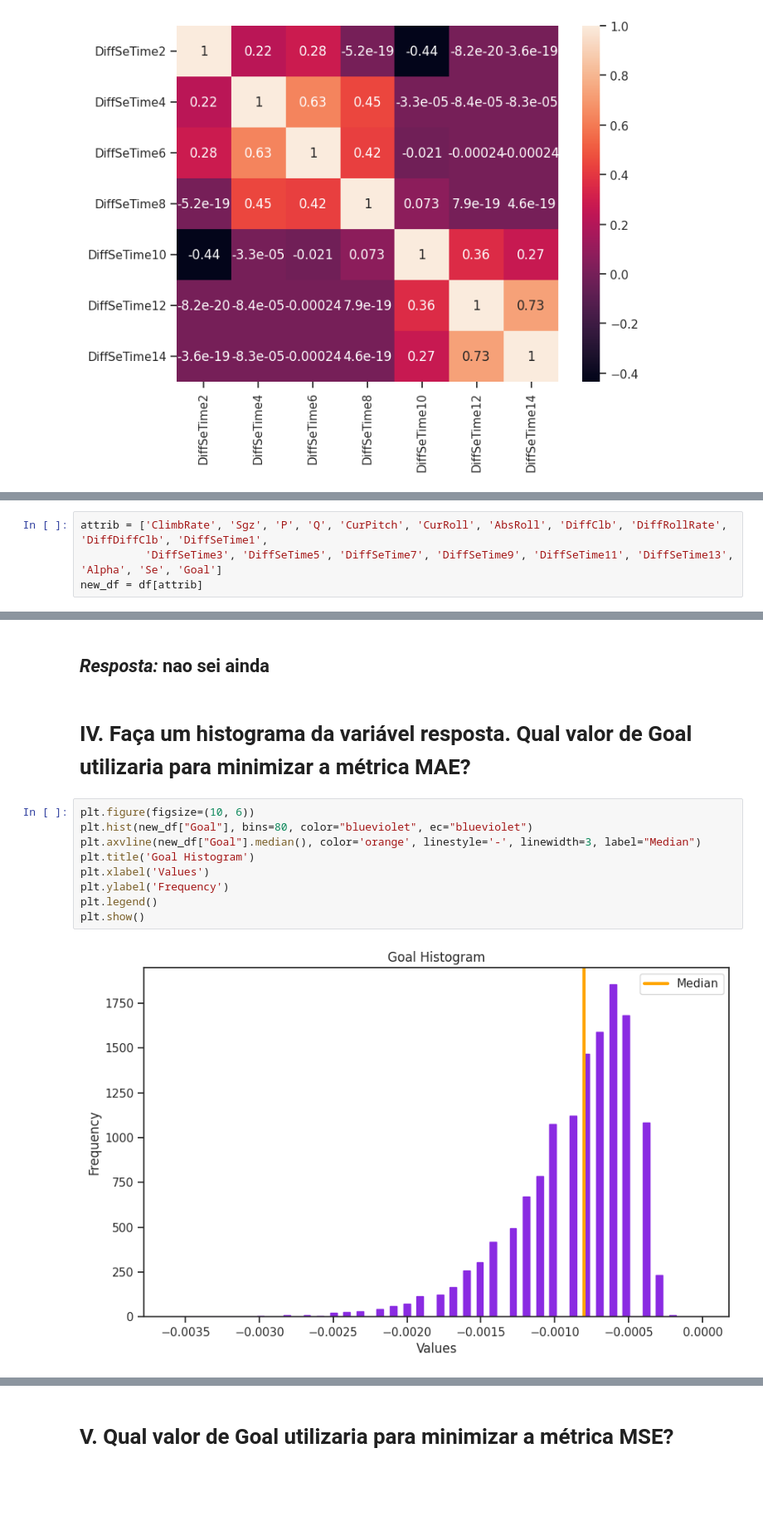
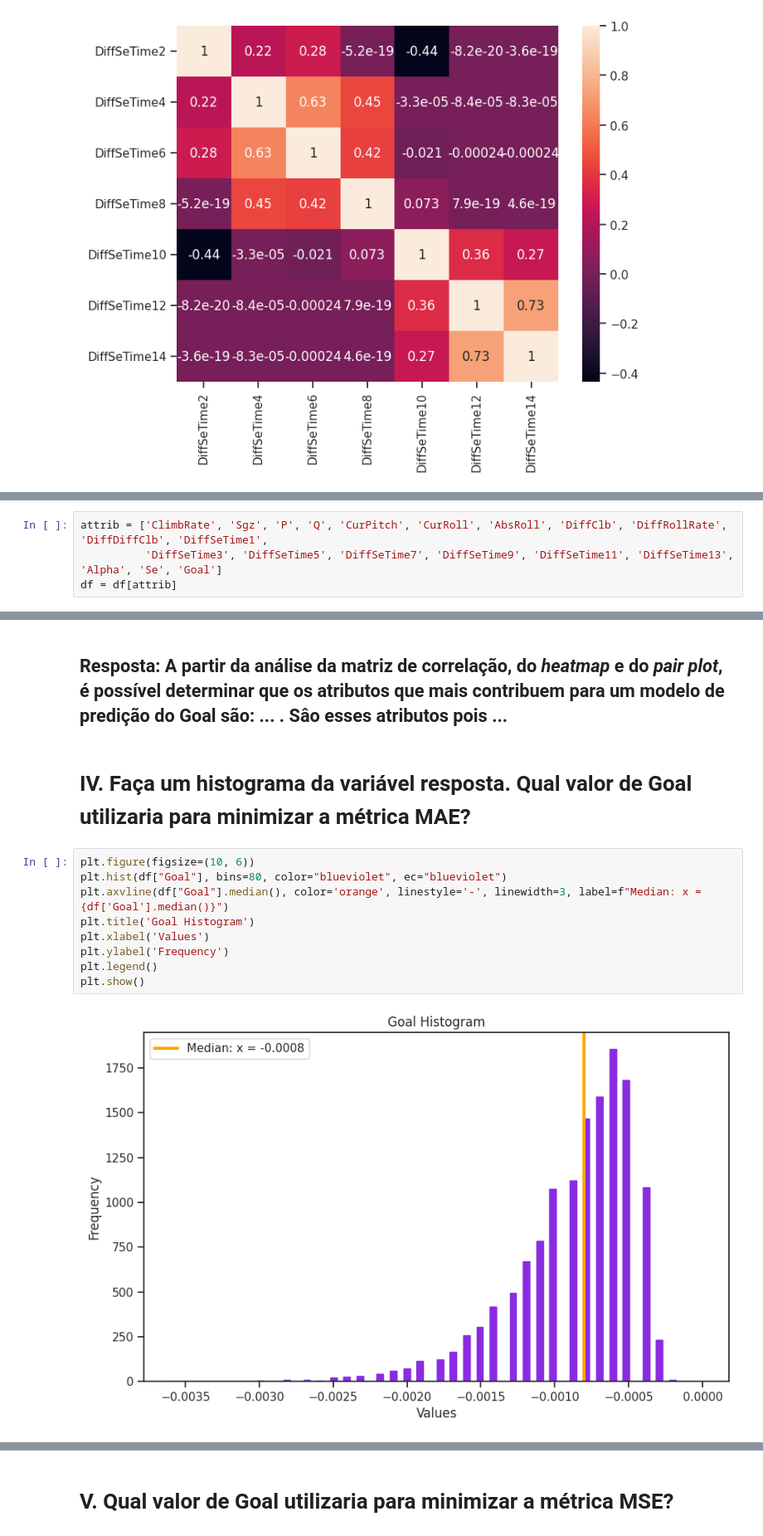
Before and after one commit to vinisilvag/iia-machine-learning, a Jupyter notebook: main.ipynb, the cells around one changed output, grey strips where cells are left out. Shown at 83% size. Cells and saved outputs as stored; diff of their text form; blank space fills up the shorter version.

```diff
--- a/main.ipynb
+++ b/main.ipynb
@@ -97,6 +97,6 @@ Name: count, dtype: int64
 # %%
 attrib = ['ClimbRate', 'Sgz', 'P', 'Q', 'CurPitch', 'CurRoll', 'AbsRoll', 'DiffClb', 'DiffRollRate', 'DiffDiffClb', 'DiffSeTime1',
           'DiffSeTime3', 'DiffSeTime5', 'DiffSeTime7', 'DiffSeTime9', 'DiffSeTime11', 'DiffSeTime13', 'Alpha', 'Se', 'Goal']
-new_df = df[attrib]
+df = df[attrib]
 # %%
 # Correlation
@@ -117,16 +134,16 @@ plt.show()
 # %% [markdown]
-## *Resposta:* nao sei ainda
+## **Resposta:** A partir da análise da matriz de correlação, do *heatmap* e do *pair plot*, é possível determinar que os atributos que mais contribuem para um modelo de predição do **Goal** são: ... . Sâo esses atributos pois ...
 # %% [markdown]
 # IV. Faça um histograma da variável resposta. Qual valor de **Goal** utilizaria para minimizar a métrica MAE?
 # %%
 plt.figure(figsize=(10, 6))
-plt.hist(new_df["Goal"], bins=80, color="blueviolet", ec="blueviolet")
-plt.axvline(new_df["Goal"].median(), color='orange', linestyle='-', linewidth=3, label="Median")
+plt.hist(df["Goal"], bins=80, color="blueviolet", ec="blueviolet")
+plt.axvline(df["Goal"].median(), color='orange', linestyle='-', linewidth=3, label=f"Median: x = {df['Goal'].median()}")
 plt.title('Goal Histogram')
 plt.xlabel('Values')
 plt.ylabel('Frequency')
 plt.legend()
 plt.show()
 # %% [output]
-[figure, old version]
+[figure, new version]
 # %% [markdown]
```
Also changed, not shown: parts of 41 cells of this notebook.
